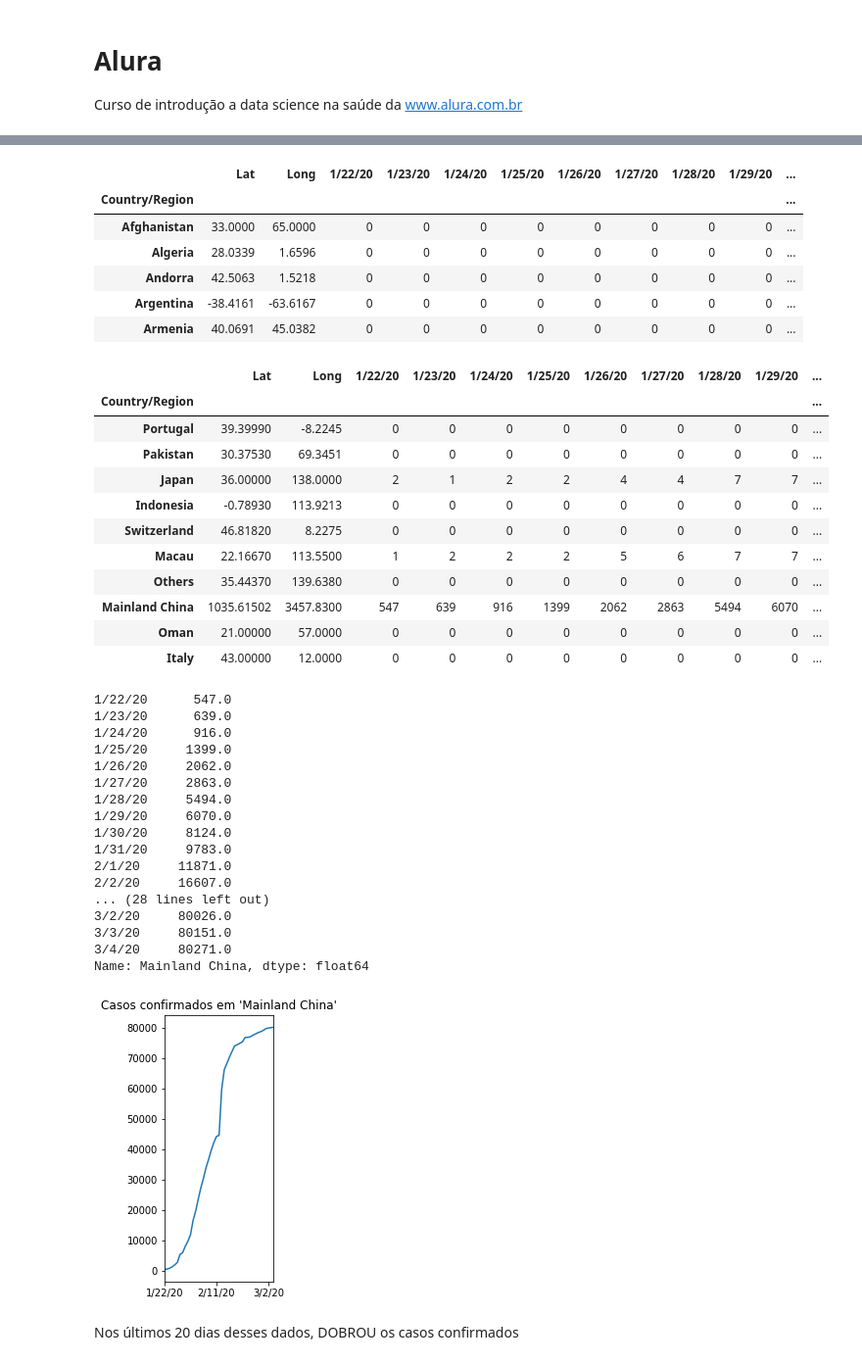
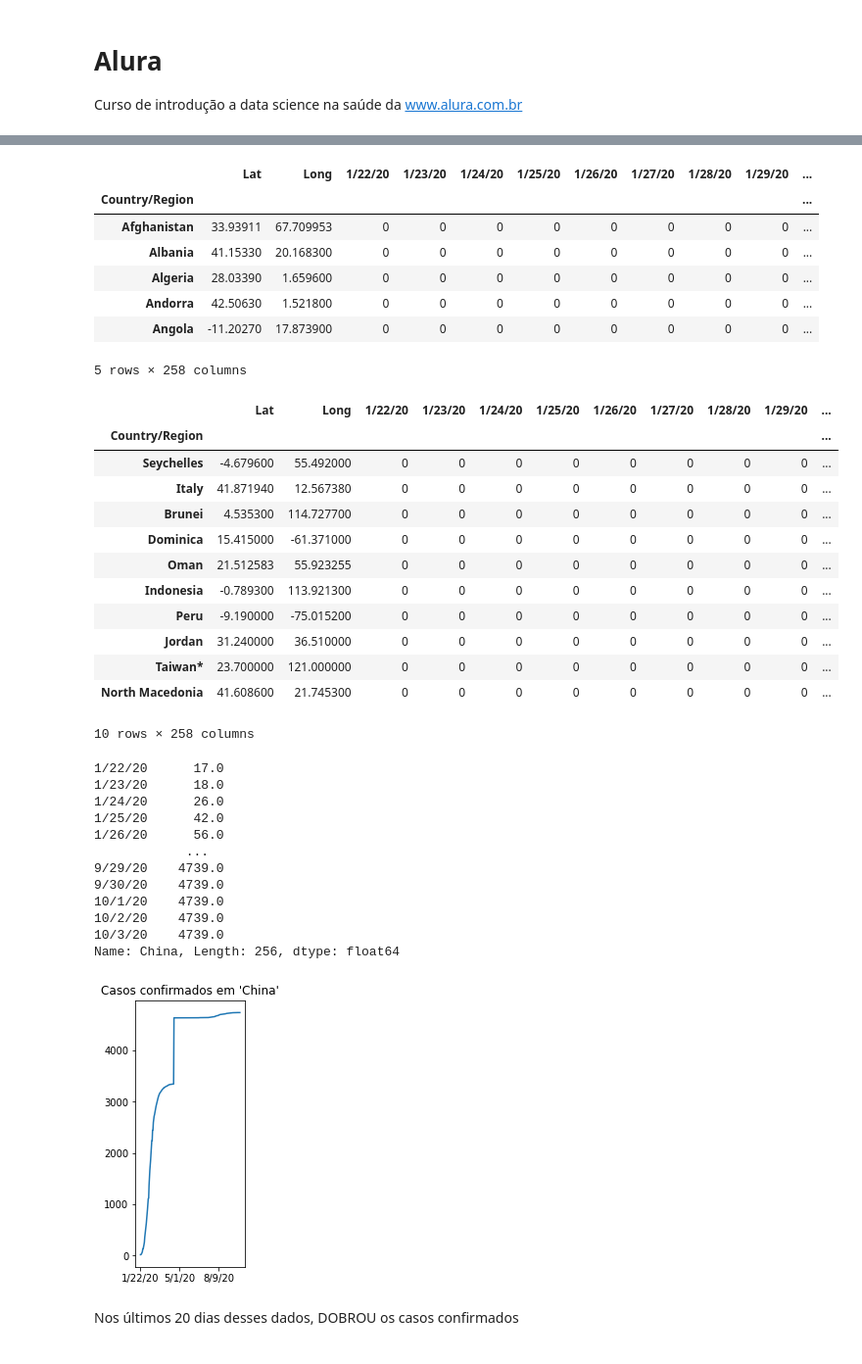
Before and after one commit to alura-cursos/data-science-e-saude, a Jupyter notebook: Alura_Curso_Data_Science_e_Saúde.ipynb, the cells around one changed output, grey strips where cells are left out. Shown at 98% size. Drawn from its saved outputs; the diff is of its cells as text; code cells hidden in the pictures.

```diff
--- a/Alura_Curso_Data_Science_e_Saúde.ipynb
+++ b/Alura_Curso_Data_Science_e_Saúde.ipynb
@@ -5,7 +7,7 @@ Curso de introdução a data science na saúde da www.alura.com.br
 # %%
 import pandas as pd
 
-confirmed = pd.read_csv("https://raw.githubusercontent.com/CSSEGISandData/COVID-19/master/csse_covid_19_data/csse_covid_19_time_series/time_series_19-covid-Confirmed.csv")
+confirmed = pd.read_csv("https://raw.githubusercontent.com/CSSEGISandData/COVID-19/master/csse_covid_19_data/csse_covid_19_time_series/time_series_covid19_deaths_global.csv")
 confirmed.head()
 # %% [output]
 |  | Province/State | Country/Region | Lat | Long | 1/22/20 | 1/23/20 | 1/24/20 | 1/25/20 | 1/26/20 | ... |
@@ -194,58 +183,55 @@ confirmed_by_country.head()
 # %% [output]
 |  | Lat | Long | 1/22/20 | 1/23/20 | 1/24/20 | 1/25/20 | 1/26/20 | 1/27/20 | 1/28/20 | 1/29/20 | ... |
 | Country/Region |  |  |  |  |  |  |  |  |  |  | ... |
-| Afghanistan | 33.0000 | 65.0000 | 0 | 0 | 0 | 0 | 0 | 0 | 0 | 0 | ... |
-| Algeria | 28.0339 | 1.6596 | 0 | 0 | 0 | 0 | 0 | 0 | 0 | 0 | ... |
-| Andorra | 42.5063 | 1.5218 | 0 | 0 | 0 | 0 | 0 | 0 | 0 | 0 | ... |
-| Argentina | -38.4161 | -63.6167 | 0 | 0 | 0 | 0 | 0 | 0 | 0 | 0 | ... |
-| Armenia | 40.0691 | 45.0382 | 0 | 0 | 0 | 0 | 0 | 0 | 0 | 0 | ... |
+| Afghanistan | 33.93911 | 67.709953 | 0 | 0 | 0 | 0 | 0 | 0 | 0 | 0 | ... |
+| Albania | 41.15330 | 20.168300 | 0 | 0 | 0 | 0 | 0 | 0 | 0 | 0 | ... |
+| Algeria | 28.03390 | 1.659600 | 0 | 0 | 0 | 0 | 0 | 0 | 0 | 0 | ... |
+| Andorra | 42.50630 | 1.521800 | 0 | 0 | 0 | 0 | 0 | 0 | 0 | 0 | ... |
+| Angola | -11.20270 | 17.873900 | 0 | 0 | 0 | 0 | 0 | 0 | 0 | 0 | ... |
+5 rows × 258 columns
 # %%
 confirmed_by_country.sample(10)
 # %% [output]
 |  | Lat | Long | 1/22/20 | 1/23/20 | 1/24/20 | 1/25/20 | 1/26/20 | 1/27/20 | 1/28/20 | 1/29/20 | ... |
 | Country/Region |  |  |  |  |  |  |  |  |  |  | ... |
-| Portugal | 39.39990 | -8.2245 | 0 | 0 | 0 | 0 | 0 | 0 | 0 | 0 | ... |
-| Pakistan | 30.37530 | 69.3451 | 0 | 0 | 0 | 0 | 0 | 0 | 0 | 0 | ... |
-| Japan | 36.00000 | 138.0000 | 2 | 1 | 2 | 2 | 4 | 4 | 7 | 7 | ... |
-| Indonesia | -0.78930 | 113.9213 | 0 | 0 | 0 | 0 | 0 | 0 | 0 | 0 | ... |
-| Switzerland | 46.81820 | 8.2275 | 0 | 0 | 0 | 0 | 0 | 0 | 0 | 0 | ... |
-| Macau | 22.16670 | 113.5500 | 1 | 2 | 2 | 2 | 5 | 6 | 7 | 7 | ... |
-| Others | 35.44370 | 139.6380 | 0 | 0 | 0 | 0 | 0 | 0 | 0 | 0 | ... |
-| Mainland China | 1035.61502 | 3457.8300 | 547 | 639 | 916 | 1399 | 2062 | 2863 | 5494 | 6070 | ... |
-| Oman | 21.00000 | 57.0000 | 0 | 0 | 0 | 0 | 0 | 0 | 0 | 0 | ... |
-| Italy | 43.00000 | 12.0000 | 0 | 0 | 0 | 0 | 0 | 0 | 0 | 0 | ... |
+| Seychelles | -4.679600 | 55.492000 | 0 | 0 | 0 | 0 | 0 | 0 | 0 | 0 | ... |
+| Italy | 41.871940 | 12.567380 | 0 | 0 | 0 | 0 | 0 | 0 | 0 | 0 | ... |
+| Brunei | 4.535300 | 114.727700 | 0 | 0 | 0 | 0 | 0 | 0 | 0 | 0 | ... |
+| Dominica | 15.415000 | -61.371000 | 0 | 0 | 0 | 0 | 0 | 0 | 0 | 0 | ... |
+| Oman | 21.512583 | 55.923255 | 0 | 0 | 0 | 0 | 0 | 0 | 0 | 0 | ... |
+| Indonesia | -0.789300 | 113.921300 | 0 | 0 | 0 | 0 | 0 | 0 | 0 | 0 | ... |
+| Peru | -9.190000 | -75.015200 | 0 | 0 | 0 | 0 | 0 | 0 | 0 | 0 | ... |
+| Jordan | 31.240000 | 36.510000 | 0 | 0 | 0 | 0 | 0 | 0 | 0 | 0 | ... |
+| Taiwan* | 23.700000 | 121.000000 | 0 | 0 | 0 | 0 | 0 | 0 | 0 | 0 | ... |
+| North Macedonia | 41.608600 | 21.745300 | 0 | 0 | 0 | 0 | 0 | 0 | 0 | 0 | ... |
+10 rows × 258 columns
 # %%
-confirmed_by_country.loc["Mainland China"][2:]
+confirmed_by_country.loc["China"][2:]
 # %% [output]
-1/22/20      547.0
-1/23/20      639.0
-1/24/20      916.0
-1/25/20     1399.0
-1/26/20     2062.0
-1/27/20     2863.0
-1/28/20     5494.0
-1/29/20     6070.0
-1/30/20     8124.0
-1/31/20     9783.0
-2/1/20     11871.0
-2/2/20     16607.0
-... (28 lines left out)
-3/2/20     80026.0
-3/3/20     80151.0
-3/4/20     80271.0
-Name: Mainland China, dtype: float64
+1/22/20      17.0
+1/23/20      18.0
+1/24/20      26.0
+1/25/20      42.0
+1/26/20      56.0
+            ...
+9/29/20    4739.0
+9/30/20    4739.0
+10/1/20    4739.0
+10/2/20    4739.0
+10/3/20    4739.0
+Name: China, Length: 256, dtype: float64
 # %%
 import matplotlib.pyplot as plt
 
 # grafico extremamente apertado
 # estamos sendo longe do adequado ao passar uma mensagem errada
 
 plt.figure(figsize=(2,5))
-confirmed_by_country.loc["Mainland China"][2:].plot()
-plt.title("Casos confirmados em 'Mainland China'")
+confirmed_by_country.loc["China"][2:].plot()
+plt.title("Casos confirmados em 'China'")
 plt.show()
 # %% [output]
-[figure, old version]
+[figure, new version]
 # %% [markdown]
 Nos últimos 20 dias desses dados, DOBROU os casos confirmados
 # %%
```
Also changed, not shown: parts of 68 cells of this notebook.
